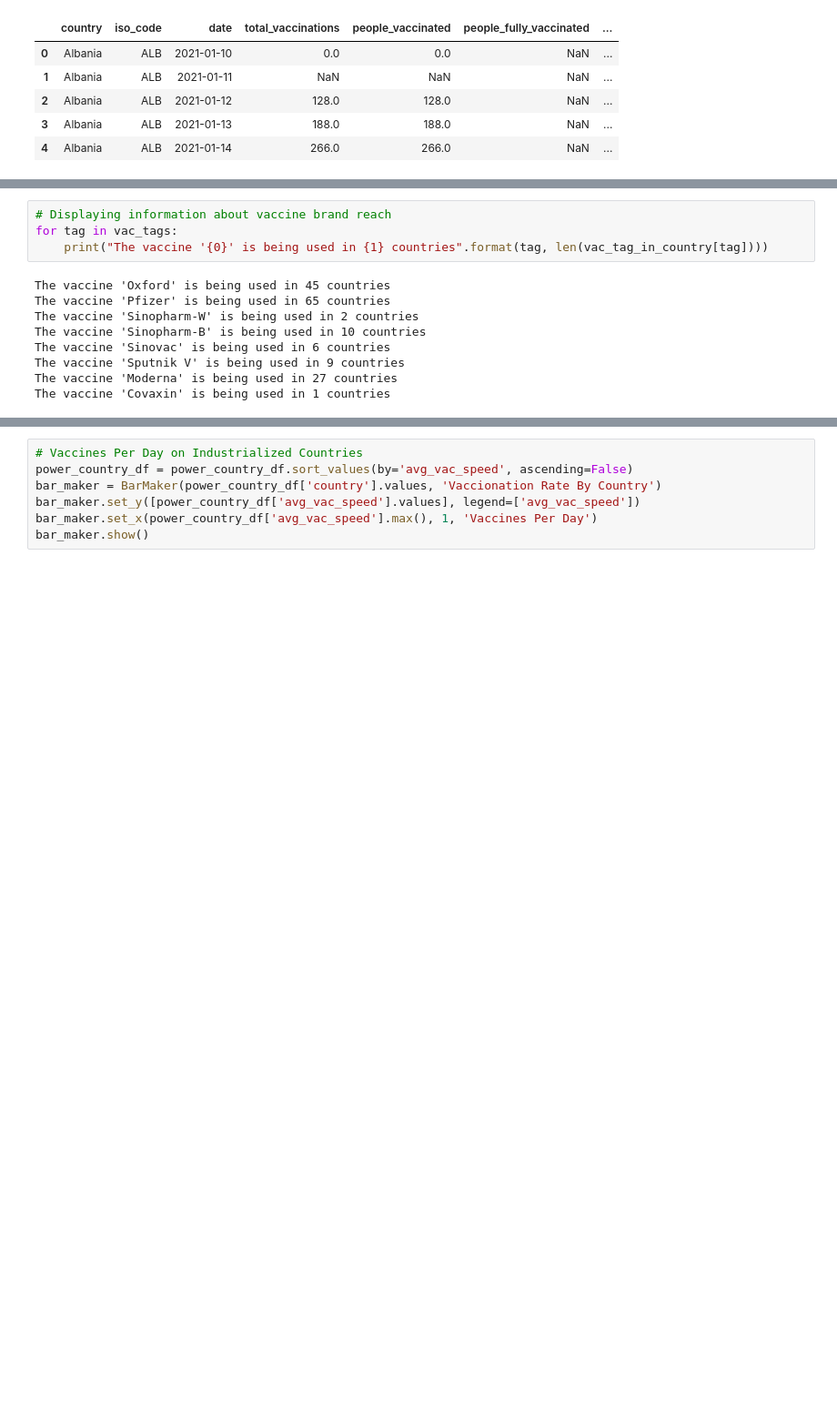
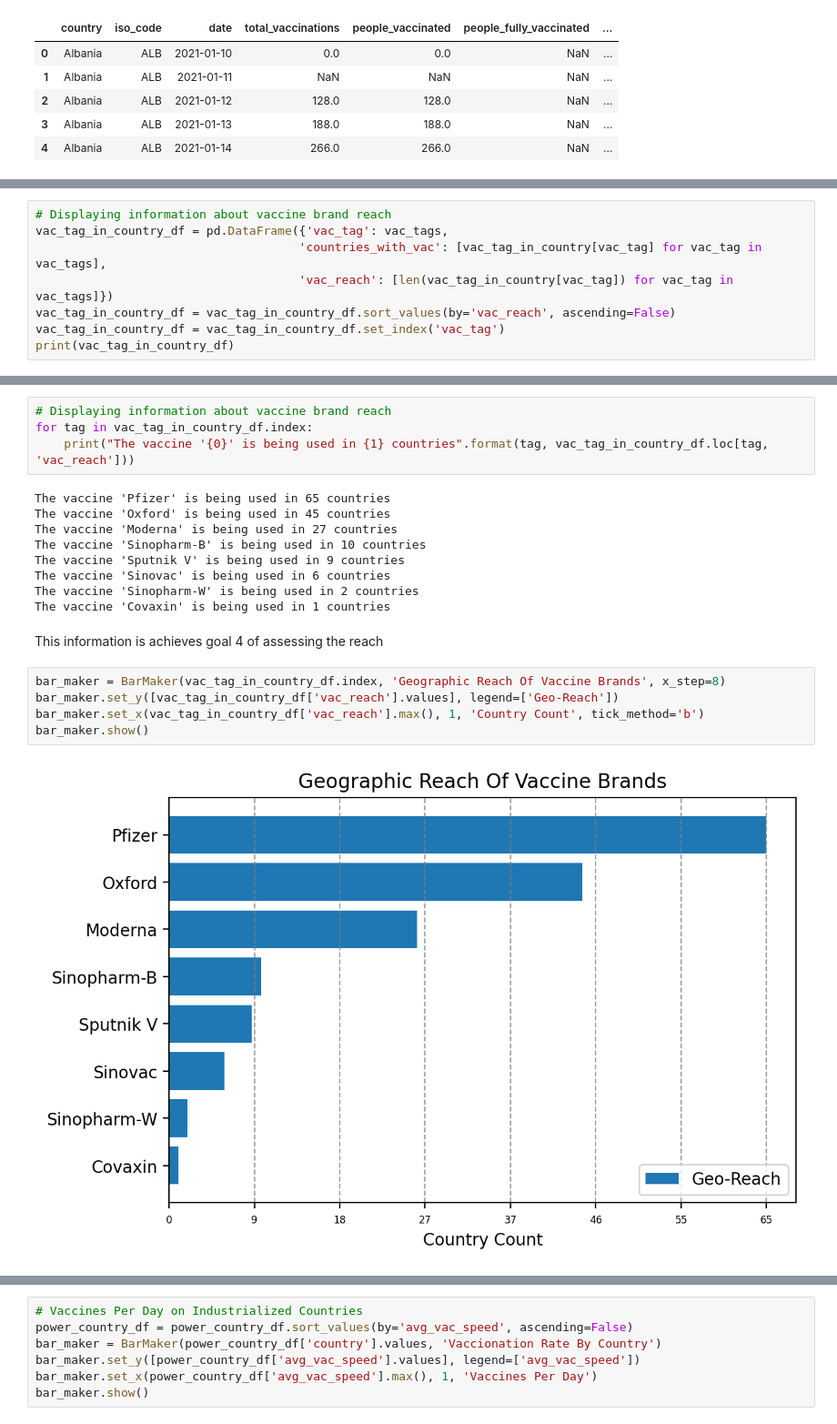
Before and after one commit to nievesrd-ai/data-scientist-nanodeg-proj1, a Jupyter notebook: project_01.ipynb, the cells around one changed output, grey strips where cells are left out. Shown: that part at 91% size. Cells and saved outputs as stored; diff of their text form; blank space fills up the shorter version.

```diff
--- a/project_01.ipynb
+++ b/project_01.ipynb
@@ -176,3 +318,11 @@ for country in countries:
             vac_tag_in_country[vac_tag].append(country)
     j+=1
 country_df = pd.DataFrame(country_dic)
+# %%
+# Displaying information about vaccine brand reach
+vac_tag_in_country_df = pd.DataFrame({'vac_tag': vac_tags,
+                                     'countries_with_vac': [vac_tag_in_country[vac_tag] for vac_tag in vac_tags],
+                                     'vac_reach': [len(vac_tag_in_country[vac_tag]) for vac_tag in vac_tags]})
+vac_tag_in_country_df = vac_tag_in_country_df.sort_values(by='vac_reach', ascending=False)
+vac_tag_in_country_df = vac_tag_in_country_df.set_index('vac_tag')
+print(vac_tag_in_country_df)
@@ -179,13 +340,22 @@ country_df = pd.DataFrame(country_dic)
 # %%
 # Displaying information about vaccine brand reach
-for tag in vac_tags:
-    print("The vaccine '{0}' is being used in {1} countries".format(tag, len(vac_tag_in_country[tag])))
+for tag in vac_tag_in_country_df.index:
+    print("The vaccine '{0}' is being used in {1} countries".format(tag, vac_tag_in_country_df.loc[tag, 'vac_reach']))
 # %% [output]
+The vaccine 'Pfizer' is being used in 65 countries
 The vaccine 'Oxford' is being used in 45 countries
-The vaccine 'Pfizer' is being used in 65 countries
+The vaccine 'Moderna' is being used in 27 countries
+The vaccine 'Sinopharm-B' is being used in 10 countries
+The vaccine 'Sputnik V' is being used in 9 countries
+The vaccine 'Sinovac' is being used in 6 countries
 The vaccine 'Sinopharm-W' is being used in 2 countries
-The vaccine 'Sinopharm-B' is being used in 10 countries
-The vaccine 'Sinovac' is being used in 6 countries
-The vaccine 'Sputnik V' is being used in 9 countries
-The vaccine 'Moderna' is being used in 27 countries
 The vaccine 'Covaxin' is being used in 1 countries
+# %% [markdown]
+This information is achieves goal 4 of assessing the reach
+# %%
+bar_maker = BarMaker(vac_tag_in_country_df.index, 'Geographic Reach Of Vaccine Brands', x_step=8)
+bar_maker.set_y([vac_tag_in_country_df['vac_reach'].values], legend=['Geo-Reach'])
+bar_maker.set_x(vac_tag_in_country_df['vac_reach'].max(), 1, 'Country Count', tick_method='b')
+bar_maker.show()
+# %% [output]
+[figure, added]
```
Also changed, not shown: parts of 42 cells of this notebook.
